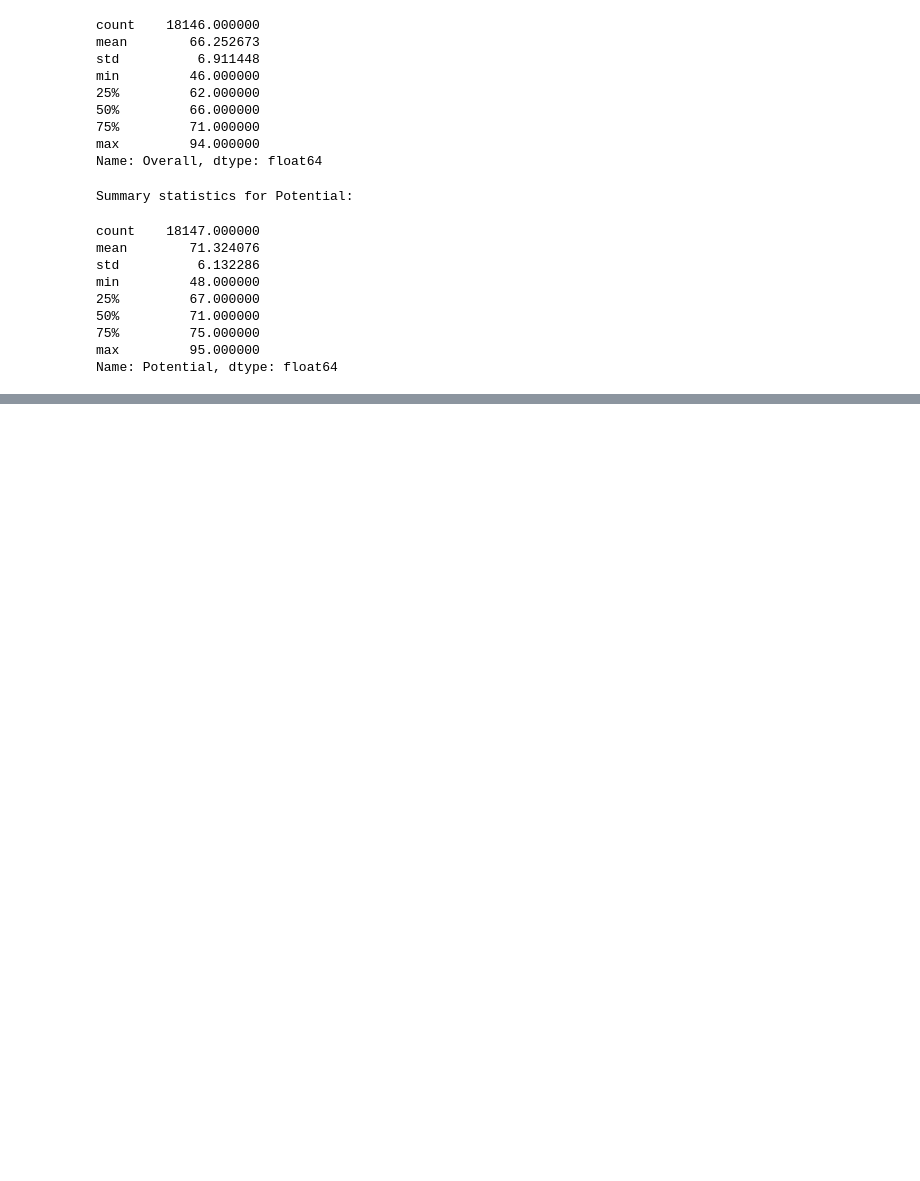
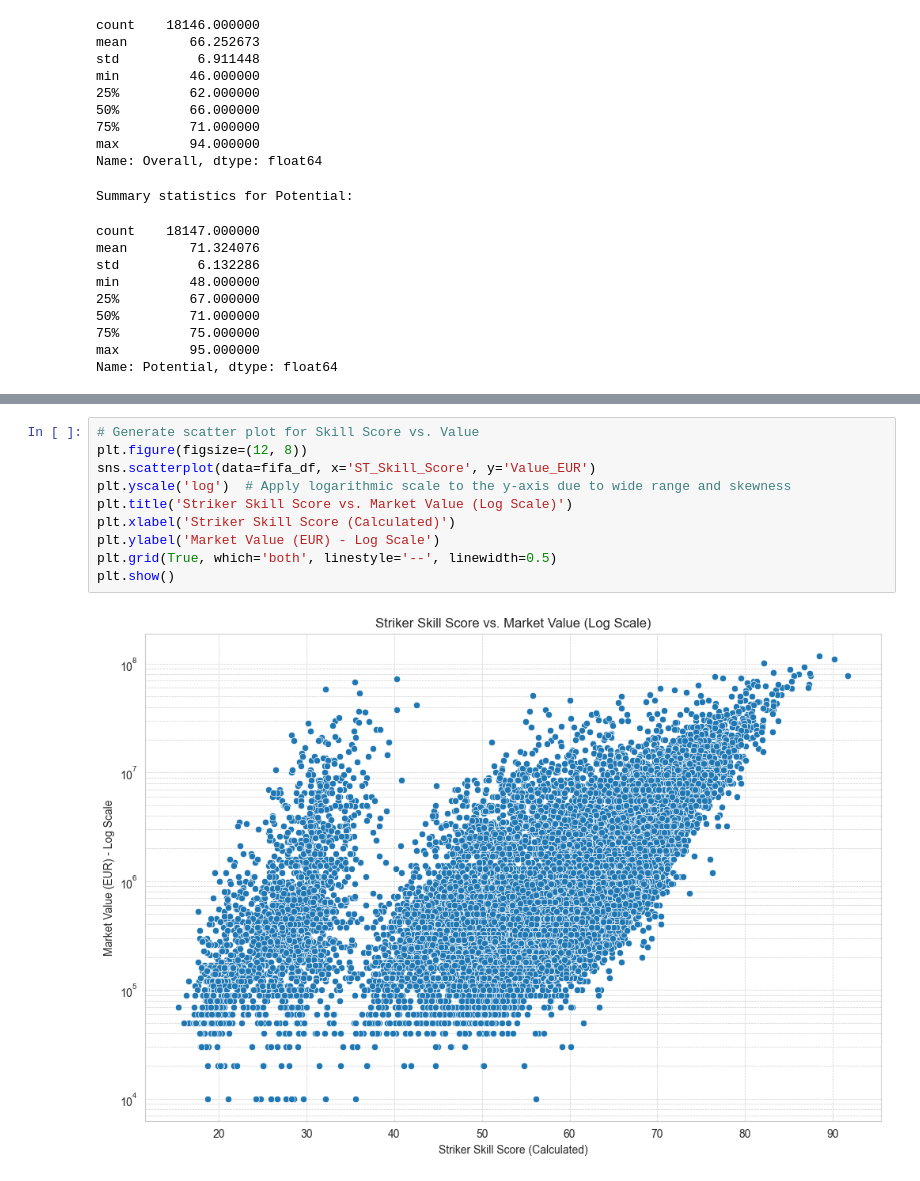
Before and after one commit to SLajuwomi/FIFA, a Jupyter notebook: fifa19_undervaluation_analysis.ipynb, the cells around one changed output, grey strips where cells are left out. Drawn from its saved outputs; the diff is of its cells as text; blank space fills up the shorter version.

```diff
--- a/fifa19_undervaluation_analysis.ipynb
+++ b/fifa19_undervaluation_analysis.ipynb
@@ -1067,0 +1076,12 @@ Name: Potential, dtype: float64
+# %%
+# Generate scatter plot for Skill Score vs. Value
+plt.figure(figsize=(12, 8))
+sns.scatterplot(data=fifa_df, x='ST_Skill_Score', y='Value_EUR')
+plt.yscale('log')  # Apply logarithmic scale to the y-axis due to wide range and skewness
+plt.title('Striker Skill Score vs. Market Value (Log Scale)')
+plt.xlabel('Striker Skill Score (Calculated)')
+plt.ylabel('Market Value (EUR) - Log Scale')
+plt.grid(True, which='both', linestyle='--', linewidth=0.5)
+plt.show()
+# %% [output]
+[figure, added]
```
Also changed, not shown: parts of 1 cell of this notebook.
